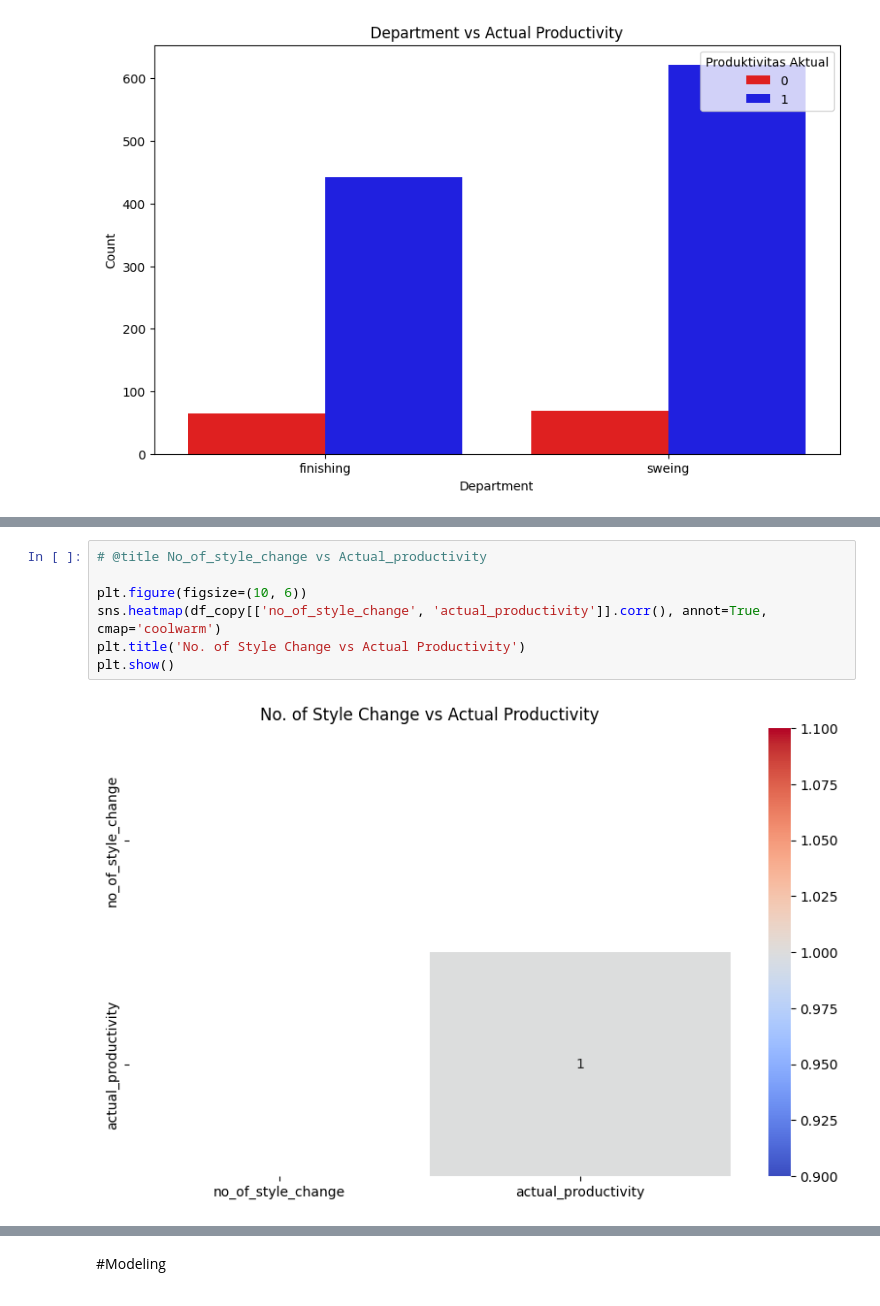
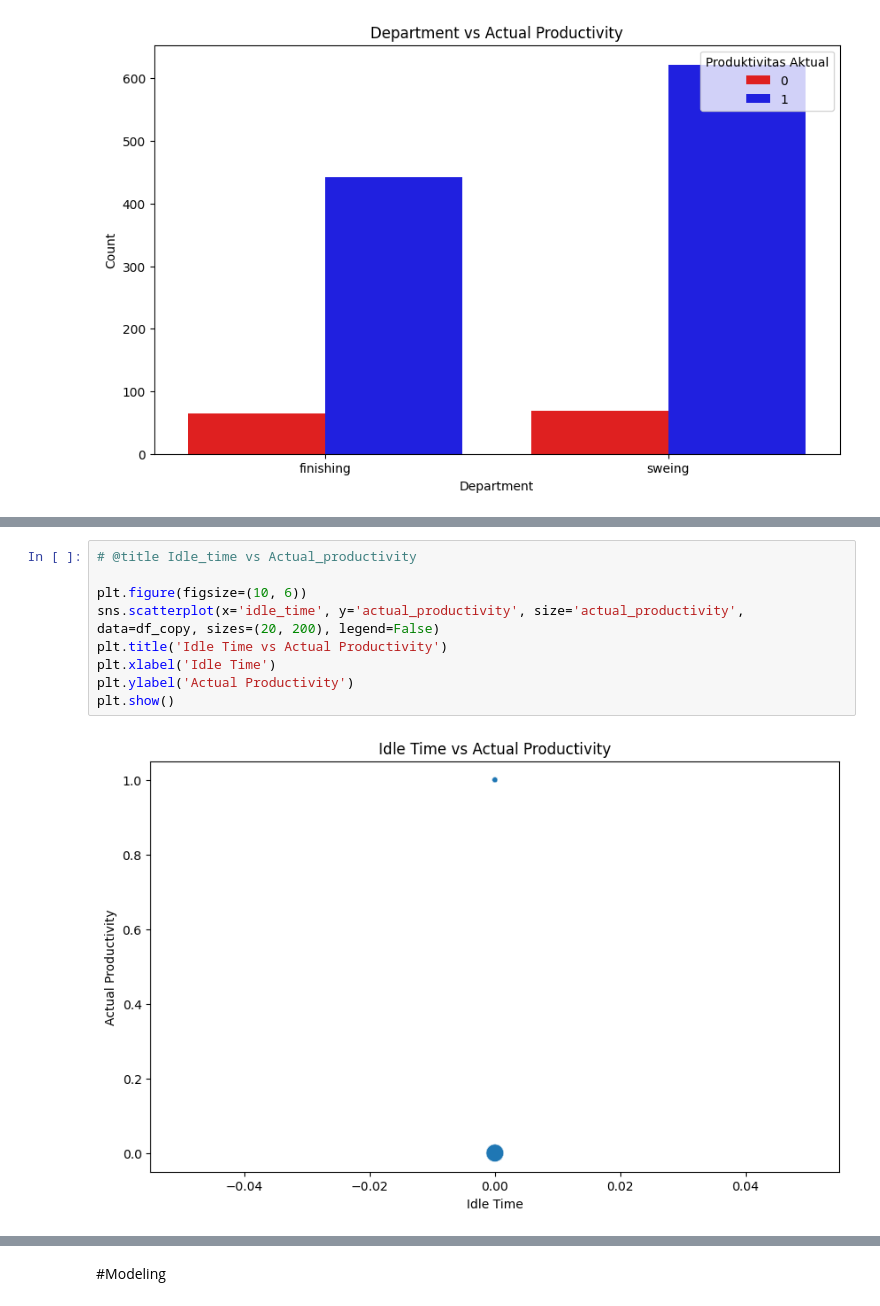
Before and after one commit to wafaaskia/Tugas, a Jupyter notebook: Wafa_Askia_Fitriani_DS_A_Tugas_Akhir.ipynb, the cells around one changed output, grey strips where cells are left out. Drawn from its saved outputs; the diff is of its cells as text.

```diff
--- a/Wafa_Askia_Fitriani_DS_A_Tugas_Akhir.ipynb
+++ b/Wafa_Askia_Fitriani_DS_A_Tugas_Akhir.ipynb
@@ -508,10 +600,12 @@ plt.show()
 # %%
-# @title No_of_style_change vs Actual_productivity
+# @title Idle_time vs Actual_productivity
 
 plt.figure(figsize=(10, 6))
-sns.heatmap(df_copy[['no_of_style_change', 'actual_productivity']].corr(), annot=True, cmap='coolwarm')
-plt.title('No. of Style Change vs Actual Productivity')
+sns.scatterplot(x='idle_time', y='actual_productivity', size='actual_productivity', data=df_copy, sizes=(20, 200), legend=False)
+plt.title('Idle Time vs Actual Productivity')
+plt.xlabel('Idle Time')
+plt.ylabel('Actual Productivity')
 plt.show()
 # %% [output]
-[figure, old version]
+[figure, new version]
 # %%
```
Also changed, not shown: parts of 17 cells of this notebook.
